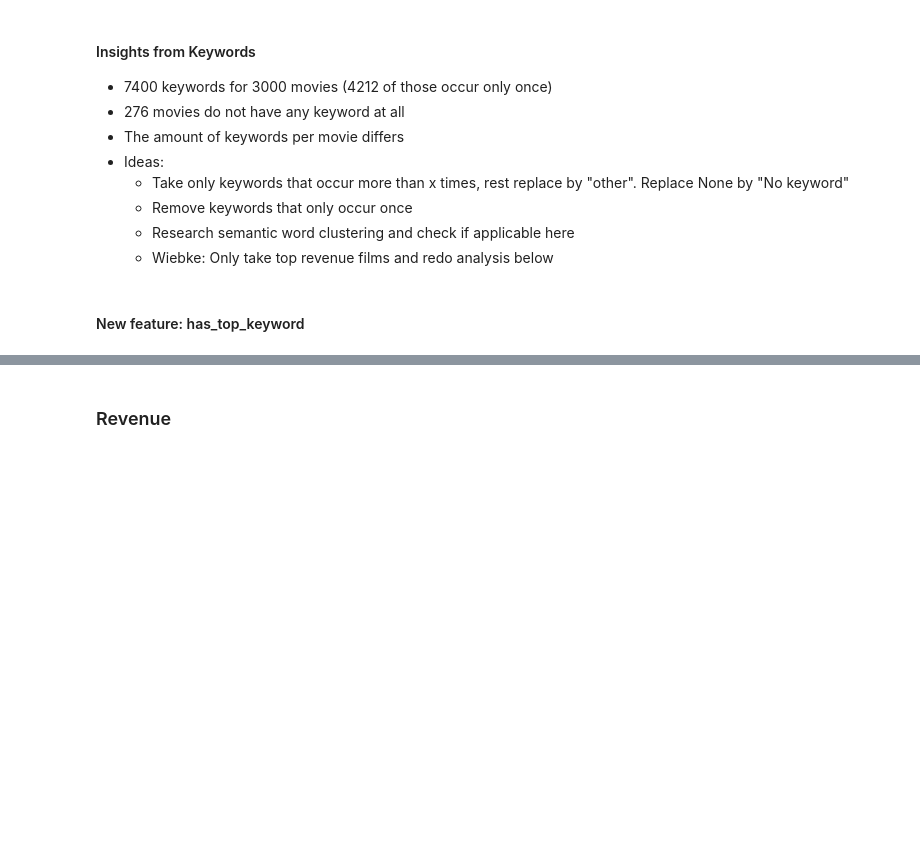
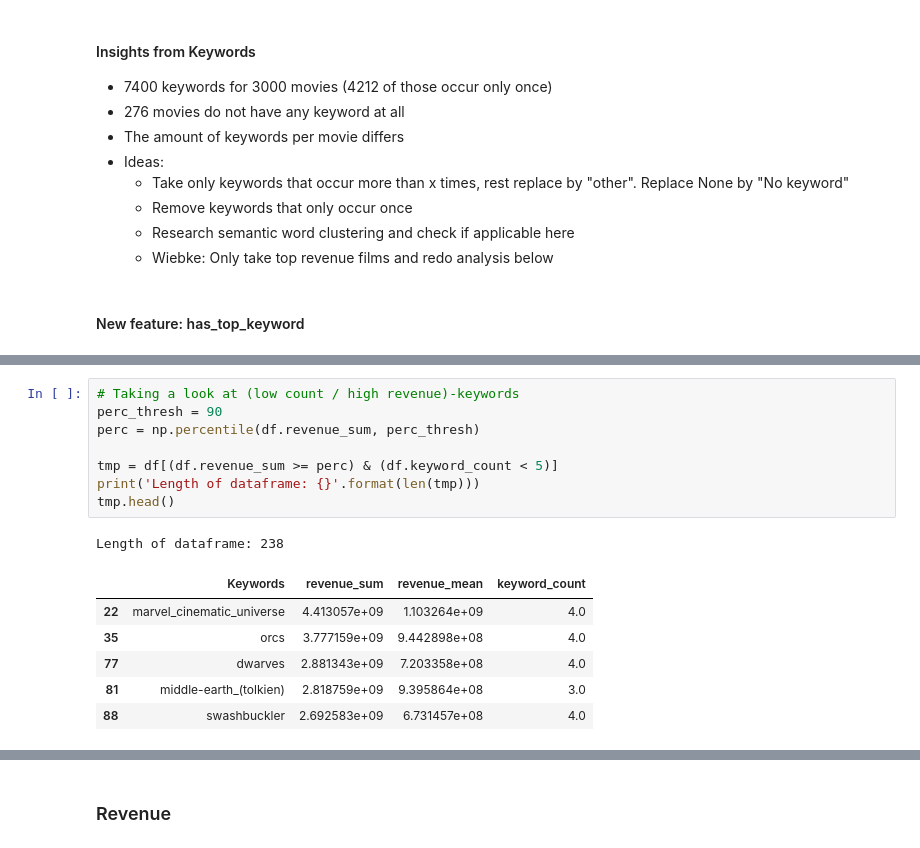
Before and after one commit to Cruzzor/BoxOffice, a Jupyter notebook: exploration_marcel.ipynb, the cells around one changed output, grey strips where cells are left out. Saved outputs shown, nothing was run; the diff lists cells and outputs as text; blank space fills up the shorter version.

```diff
--- a/exploration_marcel.ipynb
+++ b/exploration_marcel.ipynb
@@ -160,0 +243,16 @@ plt.show()
+# %%
+# Taking a look at (low count / high revenue)-keywords
+perc_thresh = 90
+perc = np.percentile(df.revenue_sum, perc_thresh)
+
+tmp = df[(df.revenue_sum >= perc) & (df.keyword_count < 5)]
+print('Length of dataframe: {}'.format(len(tmp)))
+tmp.head()
+# %% [output]
+Length of dataframe: 238
+|  | Keywords | revenue_sum | revenue_mean | keyword_count |
+| 22 | marvel_cinematic_universe | 4.413057e+09 | 1.103264e+09 | 4.0 |
+| 35 | orcs | 3.777159e+09 | 9.442898e+08 | 4.0 |
+| 77 | dwarves | 2.881343e+09 | 7.203358e+08 | 4.0 |
+| 81 | middle-earth_(tolkien) | 2.818759e+09 | 9.395864e+08 | 3.0 |
+| 88 | swashbuckler | 2.692583e+09 | 6.731457e+08 | 4.0 |
```
Also changed, not shown: parts of 9 cells of this notebook.
